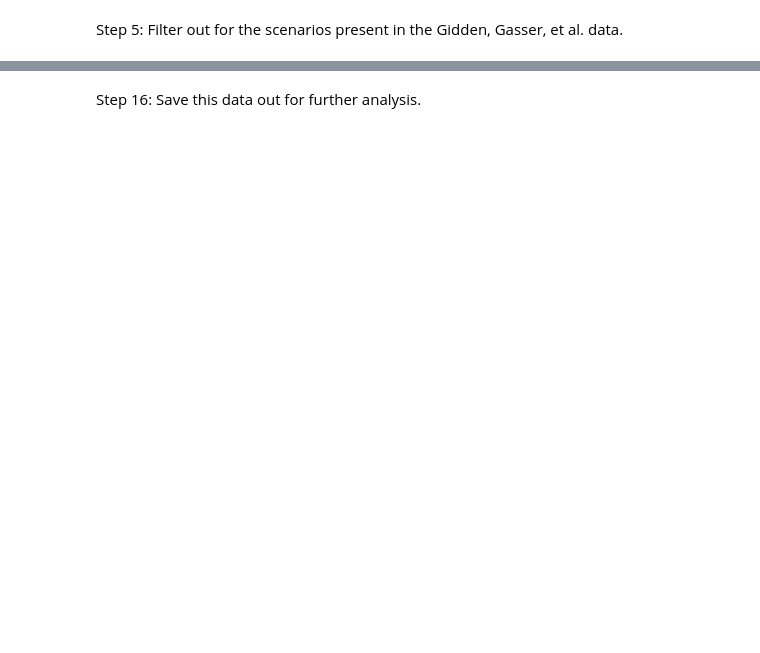
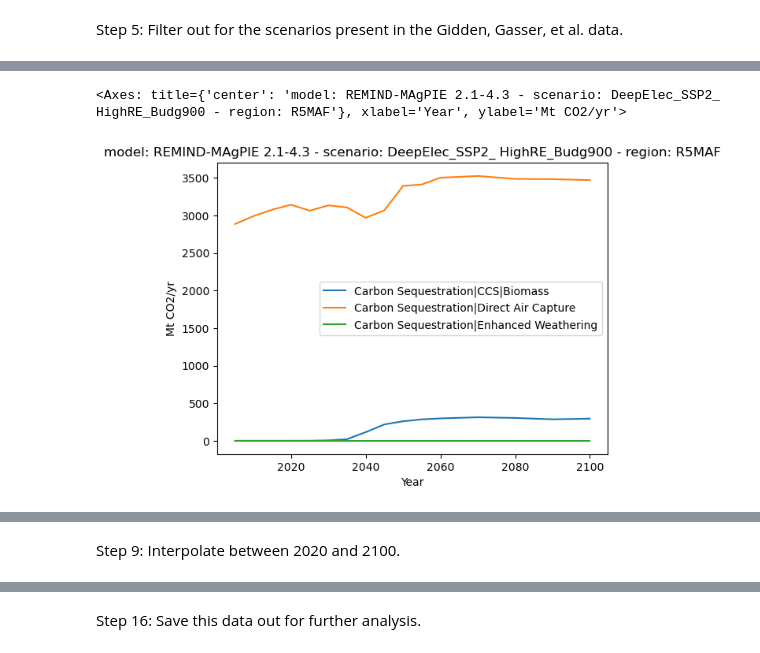
Before and after one commit to gaurav-ganti/2023_ganti_ar6_cdr_assessment, a Jupyter notebook: analysis/101_prepare_input_data.ipynb, the cells around one changed output, grey strips where cells are left out. Drawn from its saved outputs; the diff is of its cells as text; code cells hidden in the pictures; blank space fills up the shorter version.

```diff
--- a/analysis/101_prepare_input_data.ipynb
+++ b/analysis/101_prepare_input_data.ipynb
@@ -116,0 +165,9 @@ r5_pyam_population.interpolate(
+# %%
+r5_pyam.filter(
+    region='R5MAF',
+    scenario='DeepElec_SSP2_ HighRE_Budg900',
+    model='REMIND-MAgPIE 2.1-4.3'
+).plot(color='variable')
+# %% [output]
+<Axes: title={'center': 'model: REMIND-MAgPIE 2.1-4.3 - scenario: DeepElec_SSP2_ HighRE_Budg900 - region: R5MAF'}, xlabel='Year', ylabel='Mt CO2/yr'>
+[figure, added]
@@ -117,3 +175,5 @@ r5_pyam_population.interpolate(
+# %% [markdown]
+Step 9: Interpolate between 2020 and 2100.
 # %%
 r5_pyam_novel.interpolate(
     time=range(2020, 2101),
```
Also changed, not shown: parts of 74 cells of this notebook.
